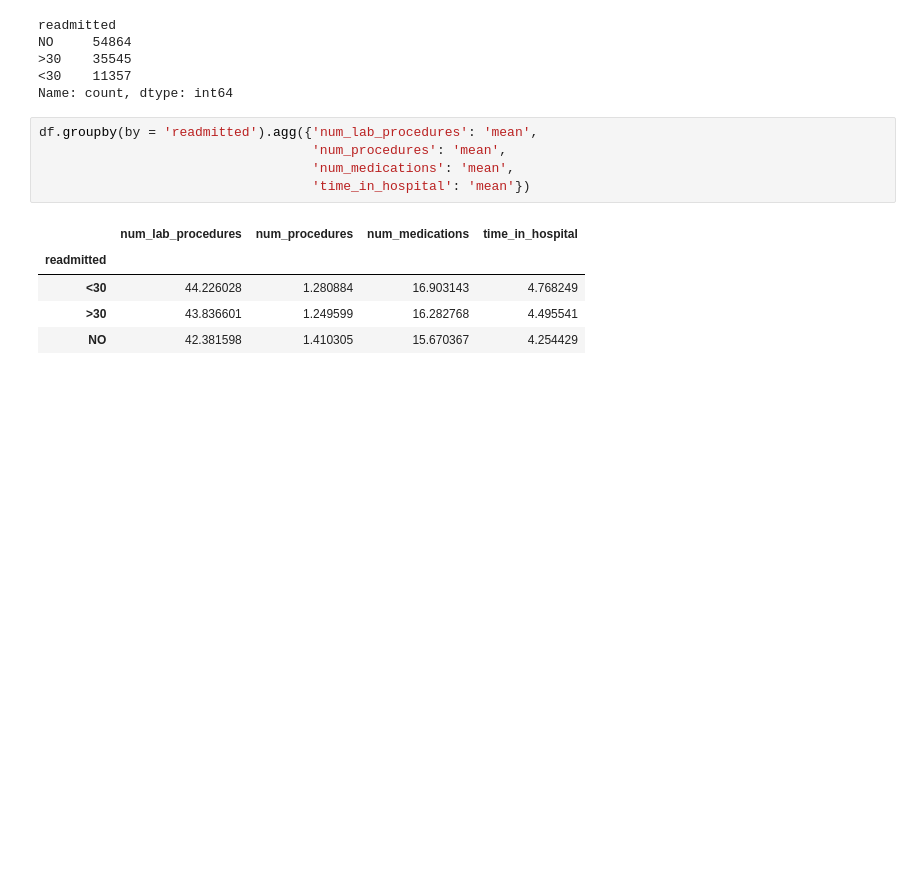
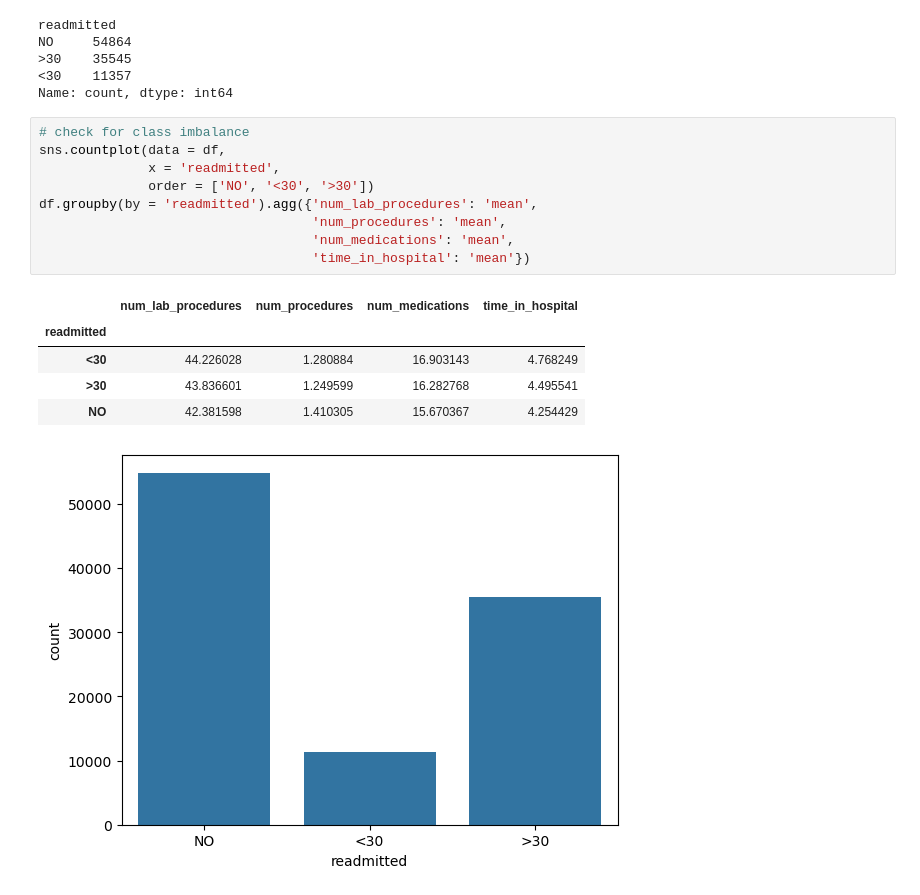
Before and after one commit to tonyinarula/Kaggle-Diabetes, a Jupyter notebook: analysis.ipynb, the cells around one changed output. Drawn from its saved outputs; the diff is of its cells as text; blank space fills up the shorter version.

Commit message:
Update analysis, add graph

```diff
--- a/analysis.ipynb
+++ b/analysis.ipynb
@@ -115,14 +114,19 @@ NO     54864
 <30    11357
 Name: count, dtype: int64
 # %%
+# check for class imbalance
+sns.countplot(data = df,
+              x = 'readmitted',
+              order = ['NO', '<30', '>30'])
 df.groupby(by = 'readmitted').agg({'num_lab_procedures': 'mean',
                                    'num_procedures': 'mean',
                                    'num_medications': 'mean',
                                    'time_in_hospital': 'mean'})
 # %% [output]
 |  | num_lab_procedures | num_procedures | num_medications | time_in_hospital |
 | readmitted |  |  |  |  |
 | <30 | 44.226028 | 1.280884 | 16.903143 | 4.768249 |
 | >30 | 43.836601 | 1.249599 | 16.282768 | 4.495541 |
 | NO | 42.381598 | 1.410305 | 15.670367 | 4.254429 |
+[figure, added]
 # %%
```
Also changed, not shown: parts of 3 cells of this notebook.
